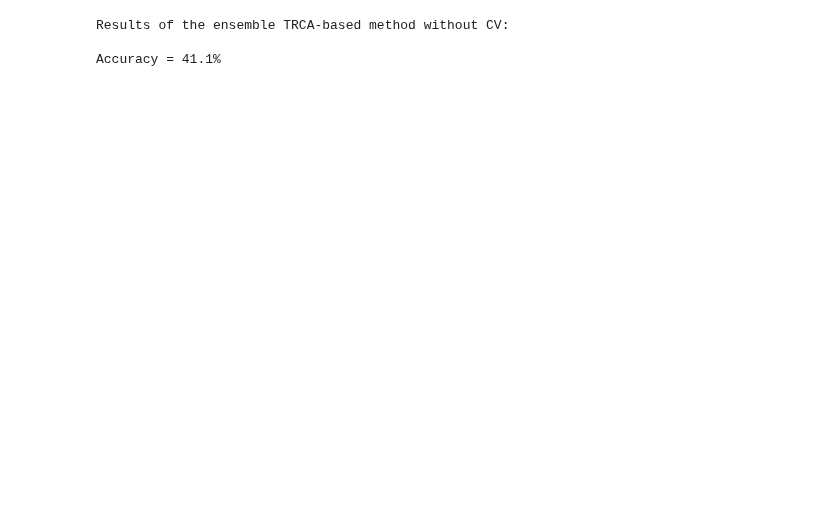
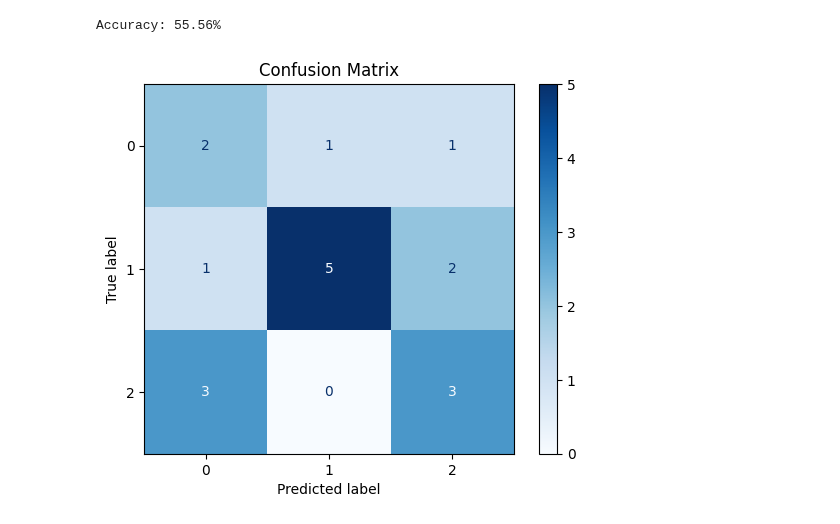
Before and after one commit to lnadi17/bci-game-server, a Jupyter notebook: processing/ssvep_trca_model.ipynb, the cells around one changed output. Saved outputs shown, nothing was run; the diff lists cells and outputs as text; code cells hidden in the pictures; blank space fills up the shorter version.

```diff
--- a/processing/ssvep_trca_model.ipynb
+++ b/processing/ssvep_trca_model.ipynb
@@ -8,9 +7,9 @@ from meegkit.trca import TRCA
 from preprocessing import BCIDataProcessor
 # %%
-recording_path = '../recordings/recording_ssvep4_gel.raw.fif'
+recording_path = '../recordings/recording_ssvep2.raw.fif'
 window_size = 2
-window_overlap = 1
-processor = BCIDataProcessor(recording_path, l_freq=1, h_freq=30, window_size=window_size,
+window_overlap = 0
+processor = BCIDataProcessor(recording_path, l_freq=1, h_freq=None, window_size=window_size,
                              window_overlap=window_overlap)
 data = processor.process()
 # %%
@@ -130,31 +90,29 @@ plt.show()
-# %%
-import numpy as np
-
-# Your EEG and label arrays prepared earlier
-# eeg: shape (samples, channels, trials)
-# labels: shape (trials,)
-
-trca = TRCA(sfreq, filterbank, is_ensemble)
-
-print("Results of the ensemble TRCA-based method without CV:\n")
-
-# Train TRCA on all available data
-trca.fit(eeg, labels)
-
-# Test on the same data (NOTE: this is NOT cross-validation)
-estimated = trca.predict(eeg)
-
-# Compute accuracy
-is_correct = estimated == labels
-accuracy = np.mean(is_correct) * 100
-
-print(f"Accuracy = {accuracy:.1f}%")
-
-# Confidence intervals (optional, but based on a single "measurement")
-# mu_acc, _, muci_acc, _ = normfit(np.array([accuracy]), alpha_ci)
-
-# print(f"Mean accuracy = {mu_acc:.1f}% ({ci:.0f}% CI: {muci_acc[0]:.1f}-{muci_acc[1]:.1f}%)")
-# %% [output]
-Results of the ensemble TRCA-based method without CV:
-
-Accuracy = 41.1%
+# %%
+from sklearn.model_selection import train_test_split
+
+X, y = process_for_trca(data)
+
+# Perform an 80/20 train-test split
+X_train, X_test, y_train, y_test = train_test_split(X, y, test_size=0.2, random_state=42)
+
+# Transpose data after splitting
+X_train, X_test = np.transpose(X_train, (2, 1, 0)), np.transpose(X_test, (2, 1, 0))
+
+trca = TRCA(sfreq=250, filterbank=filterbank, ensemble=True, estimator='lwf', method='riemann')
+trca.fit(X_train, y_train)
+y_pred = trca.predict(X_test)
+
+accuracy = np.mean(y_test == y_pred) * 100
+print(f"Accuracy: {accuracy:.2f}%")
+# %% [output]
+Accuracy: 55.56%
+# %%
+# Compute confusion matrix
+cm = confusion_matrix(y_test, y_pred, labels=np.unique(y_train))
+# Plot confusion matrix
+disp = ConfusionMatrixDisplay(confusion_matrix=cm, display_labels=np.unique(y_train))
+disp.plot(cmap=plt.cm.Blues)
+plt.title('Confusion Matrix')
+plt.show()
+# %% [output]
+[figure, added]
```
Also changed, not shown: parts of 8 cells of this notebook.
